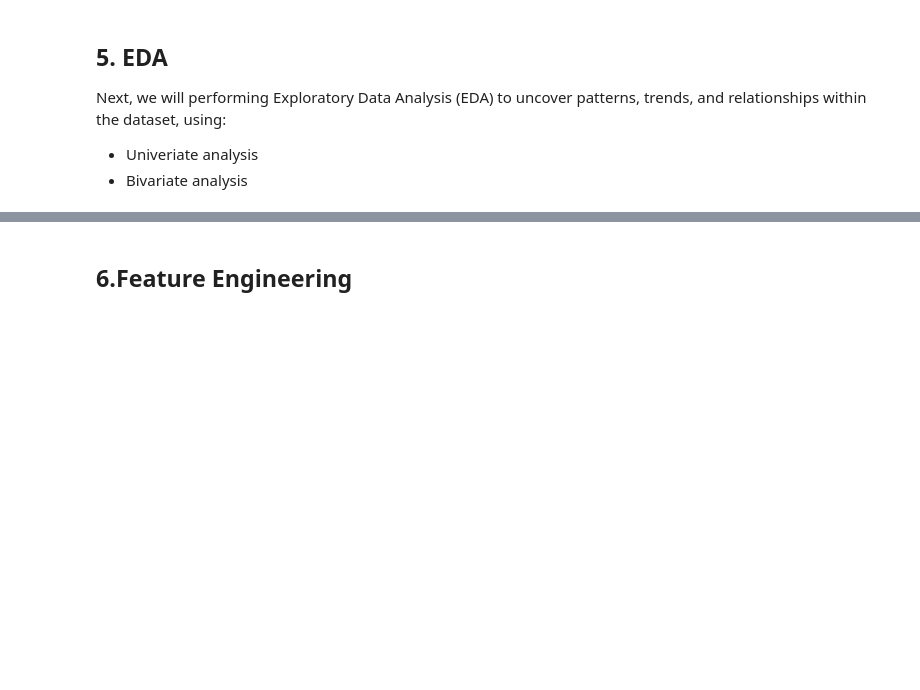
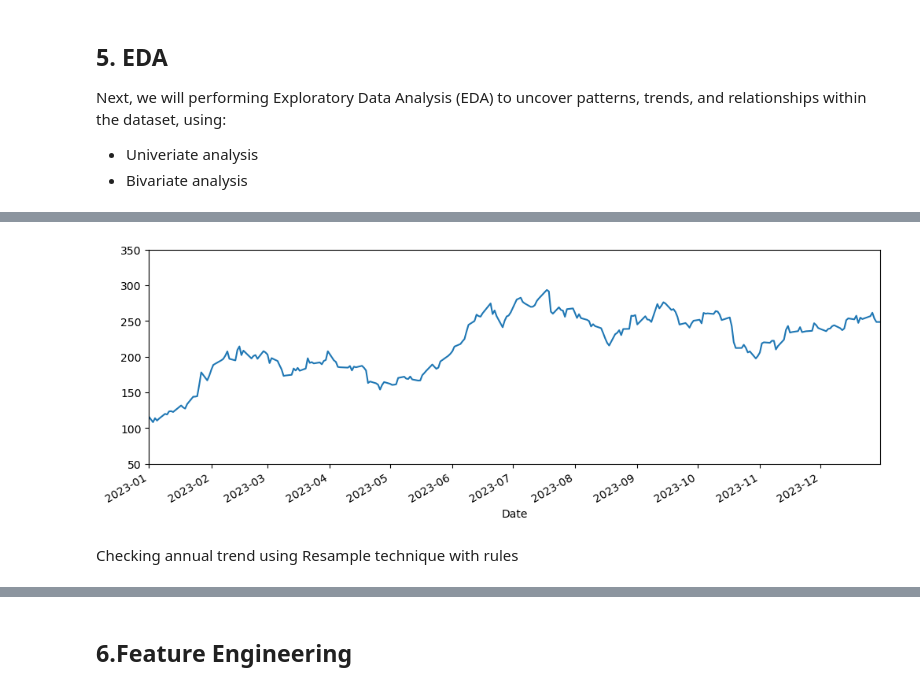
Before and after one commit to marionrion/teslaproject, a Jupyter notebook: Tesla.ipynb, the cells around one changed output, grey strips where cells are left out. Cells and saved outputs as stored; diff of their text form; code cells hidden in the pictures; blank space fills up the shorter version.

```diff
--- a/Tesla.ipynb
+++ b/Tesla.ipynb
@@ -301,0 +303,6 @@ plt.show()
+# %%
+Tesla['Adj Close'].plot(figsize=(12,4), xlim=("2023-01-01", "2023-12-31"), ylim=(50,350));
+# %% [output]
+[figure, added]
+# %% [markdown]
+Checking annual trend using Resample technique with rules
```
Also changed, not shown: parts of 22 cells of this notebook.
